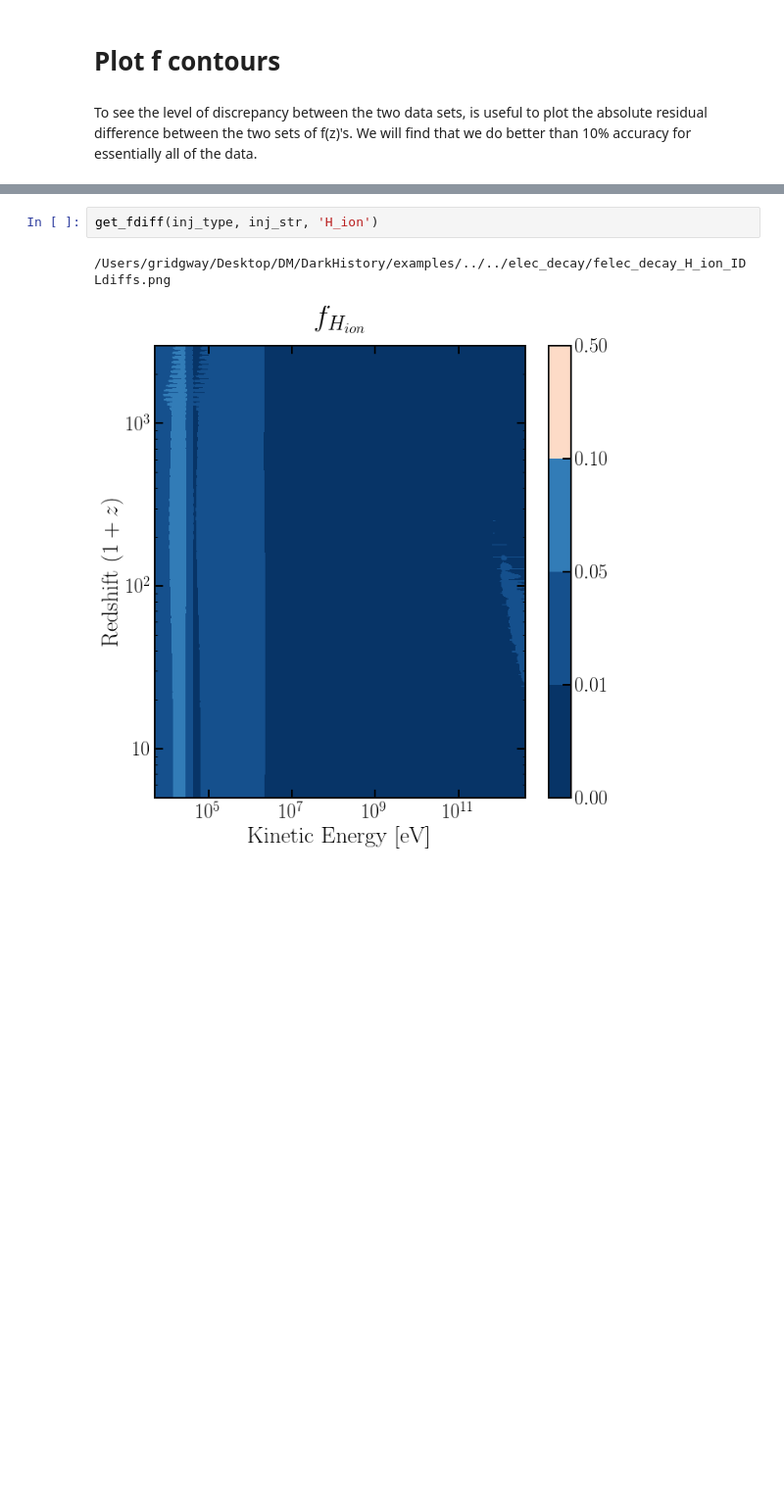
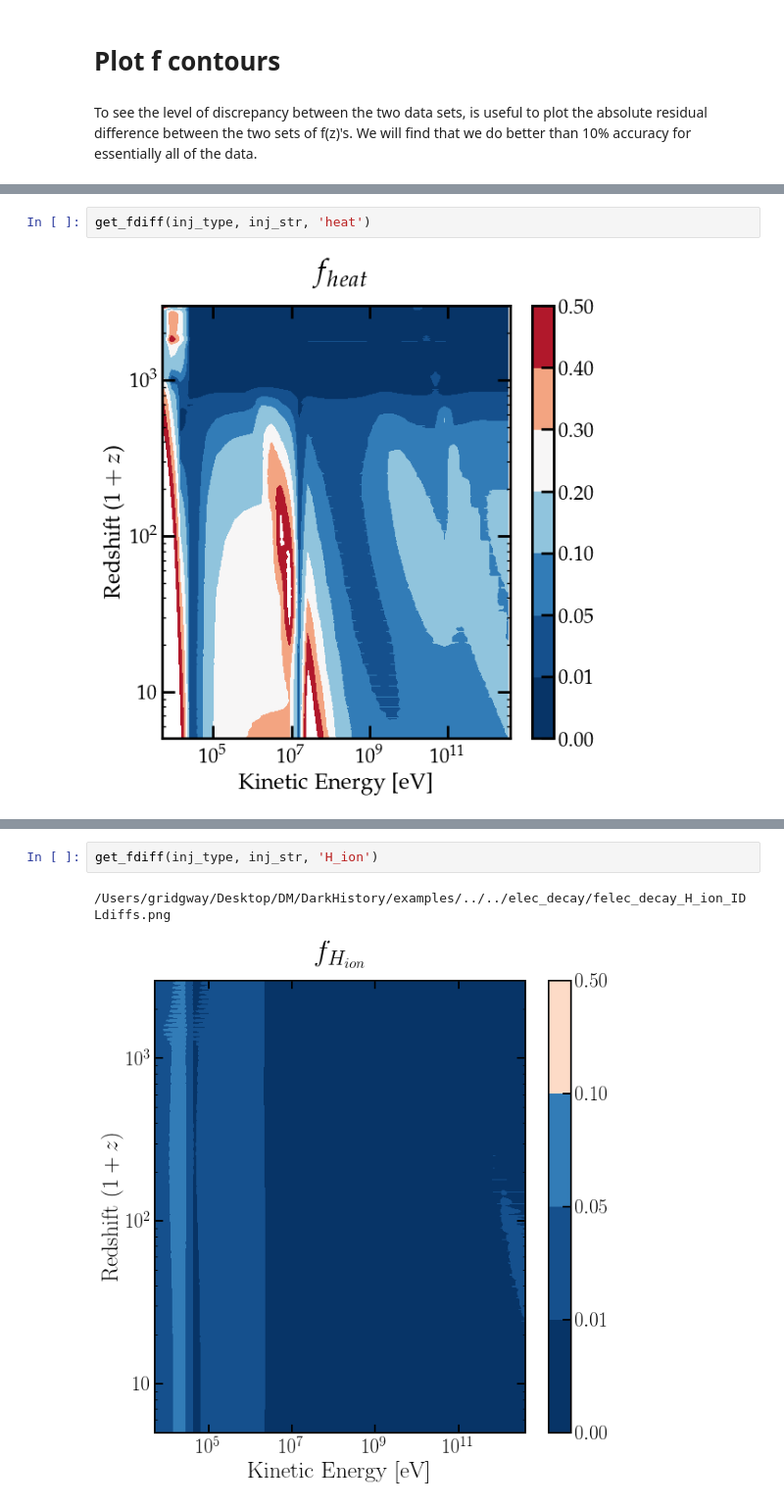
Before and after one commit to hongwanliu/DarkHistory, a Jupyter notebook: examples/Example13_Cross_Checks.ipynb, the cells around one changed output, grey strips where cells are left out. Shown: that part at 98% size. Drawn from its saved outputs; the diff is of its cells as text; blank space fills up the shorter version.

```diff
--- a/examples/Example13_Cross_Checks.ipynb
+++ b/examples/Example13_Cross_Checks.ipynb
@@ -878,0 +944,4 @@ get_fdiff(inj_type, inj_str, 'cont')
+# %%
+get_fdiff(inj_type, inj_str, 'heat')
+# %% [output]
+[figure, added]
```
Also changed, not shown: parts of 48 cells of this notebook, 1 other file.
